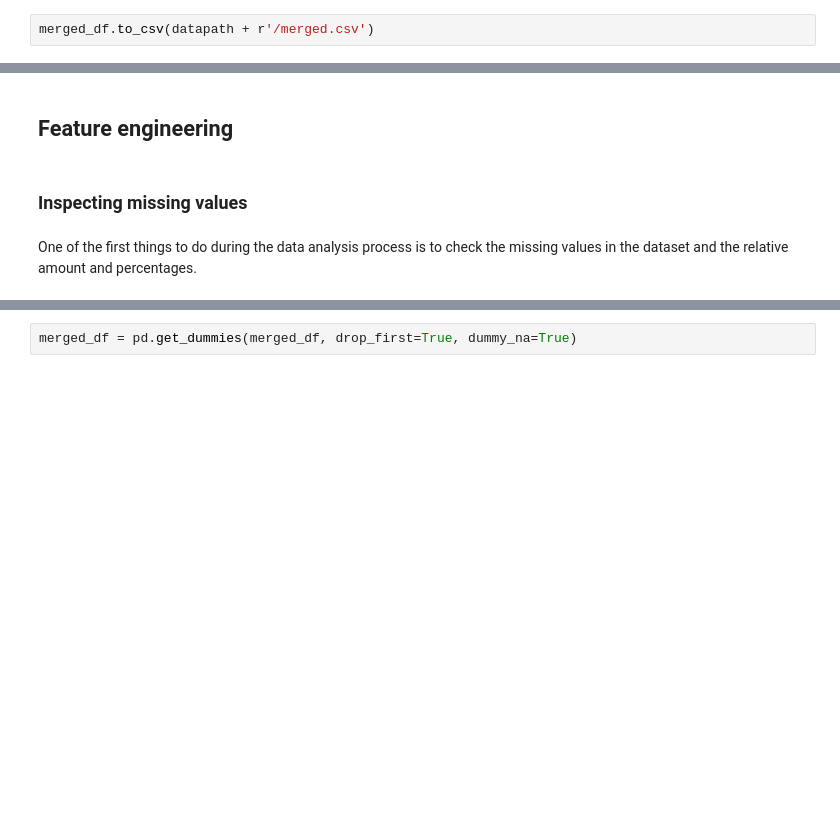
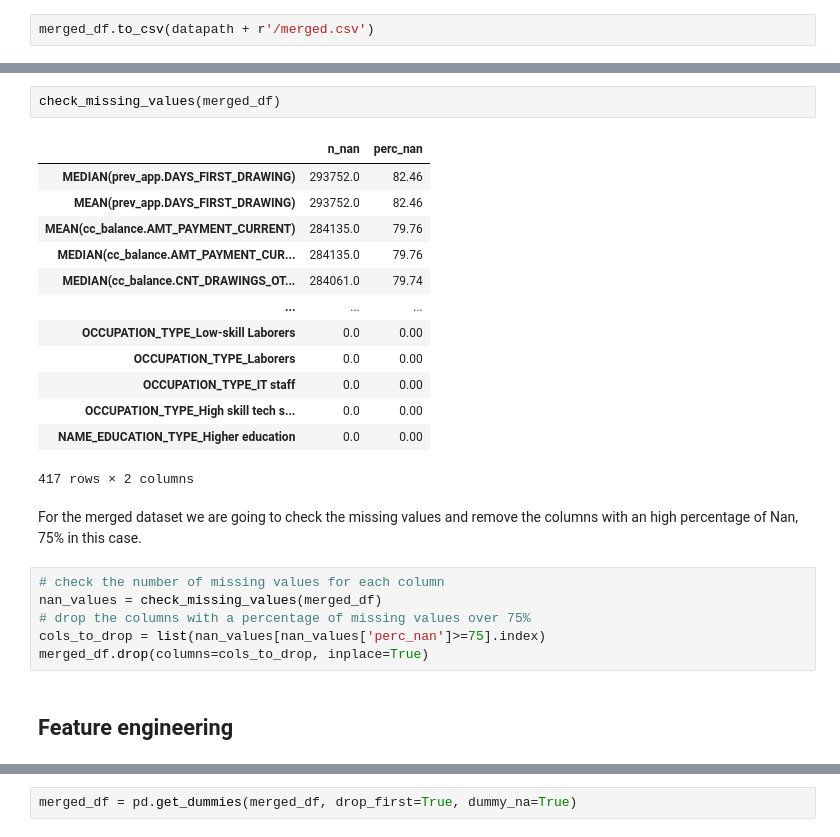
Before and after one commit to paolomandica/FDS-home-credit-default-risk, a Jupyter notebook: main-paolo.ipynb, the cells around one changed output, grey strips where cells are left out. Drawn from its saved outputs; the diff is of its cells as text; blank space fills up the shorter version.

```diff
--- a/main-paolo.ipynb
+++ b/main-paolo.ipynb
@@ -920,6 +899,26 @@ merged_df.head()
+# %%
+check_missing_values(merged_df)
+# %% [output]
+|  | n_nan | perc_nan |
+| MEDIAN(prev_app.DAYS_FIRST_DRAWING) | 293752.0 | 82.46 |
+| MEAN(prev_app.DAYS_FIRST_DRAWING) | 293752.0 | 82.46 |
+| MEAN(cc_balance.AMT_PAYMENT_CURRENT) | 284135.0 | 79.76 |
+| MEDIAN(cc_balance.AMT_PAYMENT_CUR... | 284135.0 | 79.76 |
+| MEDIAN(cc_balance.CNT_DRAWINGS_OT... | 284061.0 | 79.74 |
+| ... | ... | ... |
+| OCCUPATION_TYPE_Low-skill Laborers | 0.0 | 0.00 |
+| OCCUPATION_TYPE_Laborers | 0.0 | 0.00 |
+| OCCUPATION_TYPE_IT staff | 0.0 | 0.00 |
+| OCCUPATION_TYPE_High skill tech s... | 0.0 | 0.00 |
+| NAME_EDUCATION_TYPE_Higher education | 0.0 | 0.00 |
+417 rows × 2 columns
+# %% [markdown]
+For the merged dataset we are going to check the missing values and remove the columns with an high percentage of Nan, 75% in this case.
+# %%
+# check the number of missing values for each column
+nan_values = check_missing_values(merged_df)
+# drop the columns with a percentage of missing values over 75%
+cols_to_drop = list(nan_values[nan_values['perc_nan']>=75].index)
+merged_df.drop(columns=cols_to_drop, inplace=True)
 # %% [markdown]
 ## Feature engineering
-# %% [markdown]
-### Inspecting missing values
-# %% [markdown]
-One of the first things to do during the data analysis process is to check the missing values in the dataset and the relative amount and percentages.
```
Also changed, not shown: parts of 39 cells of this notebook, 1 other file.
